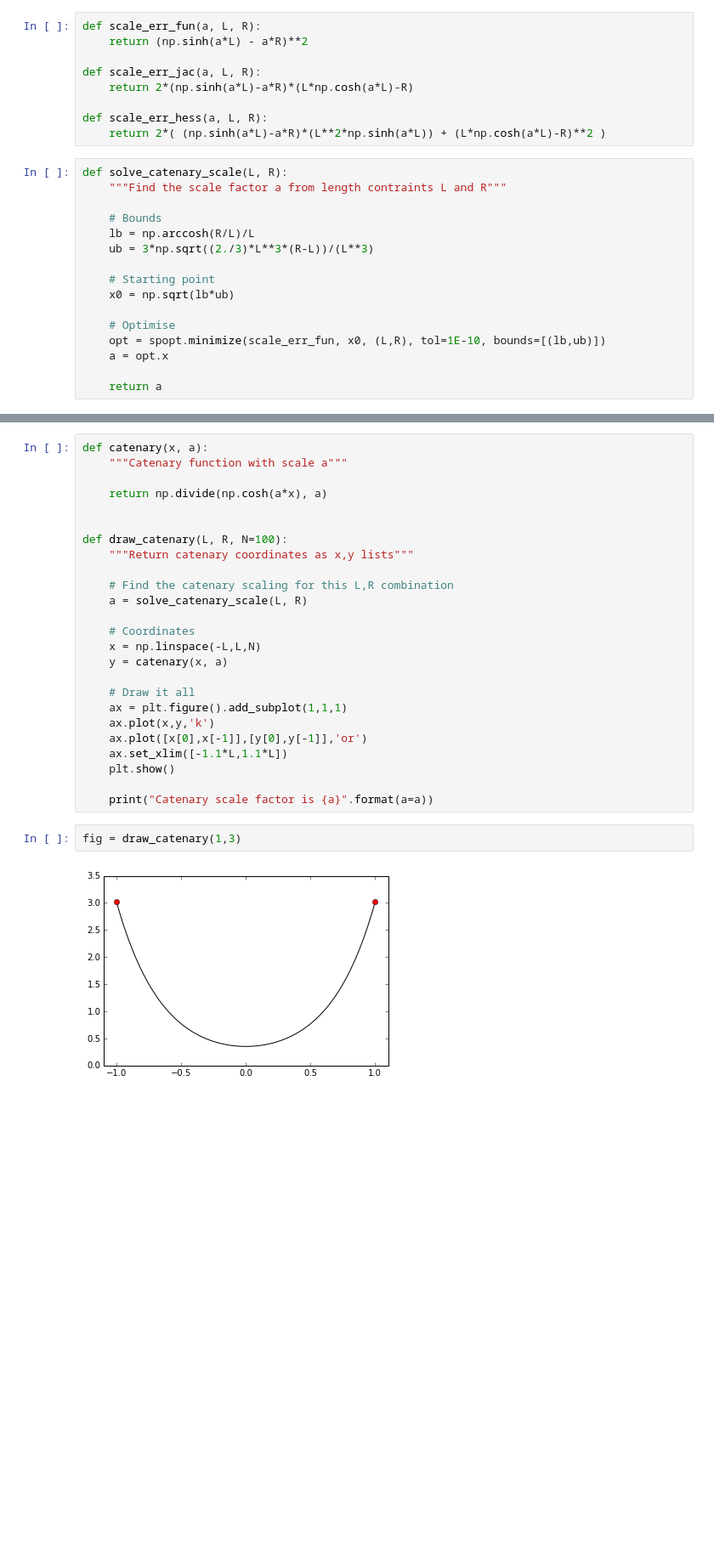
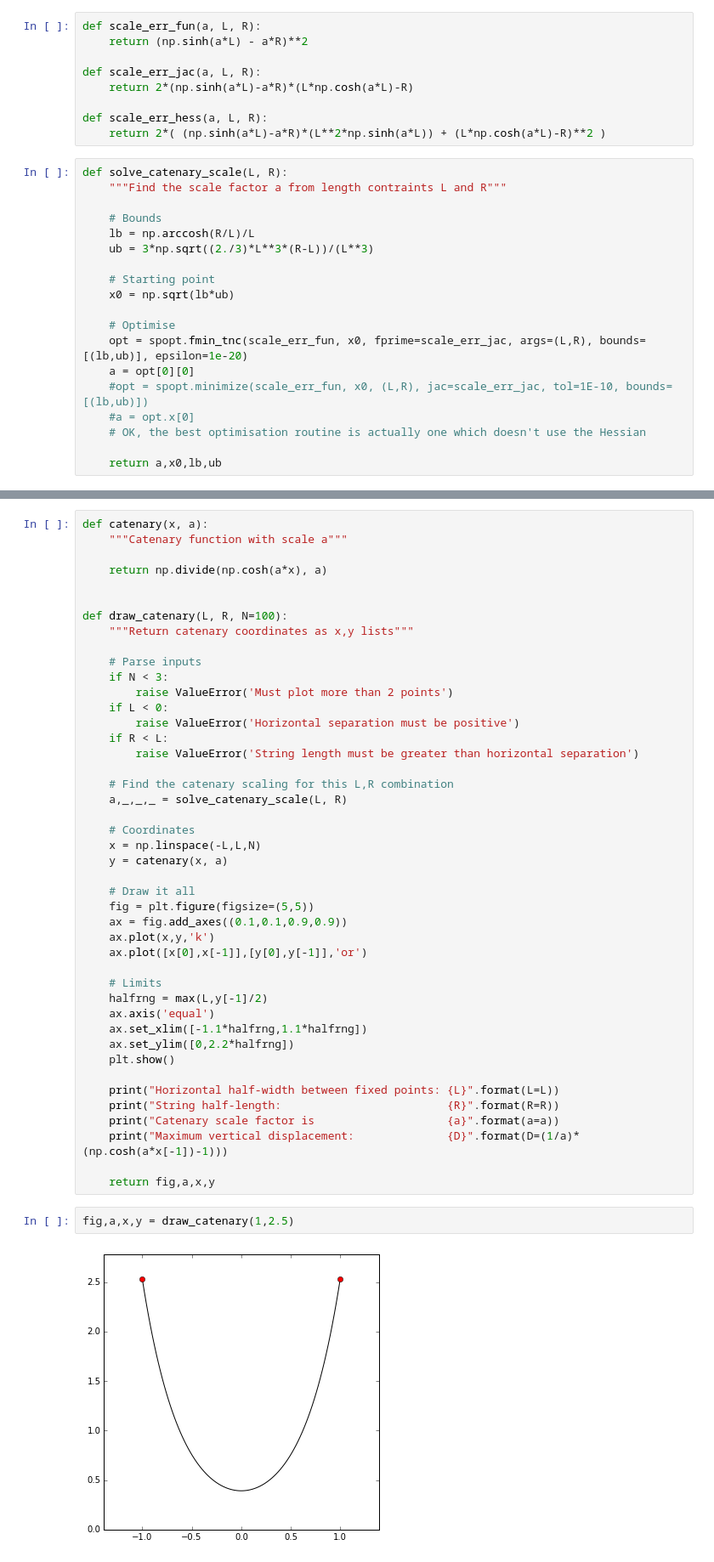
Before and after one commit to drpeteb/catenaries, a Jupyter notebook: Catenaries.ipynb, the cells around one changed output, grey strips where cells are left out. Shown: that part at 85% size. Drawn from its saved outputs; the diff is of its cells as text; blank space fills up the shorter version.

```diff
--- a/Catenaries.ipynb
+++ b/Catenaries.ipynb
@@ -397,7 +400,10 @@ def solve_catenary_scale(L, R):
     x0 = np.sqrt(lb*ub)
 
     # Optimise
-    opt = spopt.minimize(scale_err_fun, x0, (L,R), tol=1E-10, bounds=[(lb,ub)])
-    a = opt.x
+    opt = spopt.fmin_tnc(scale_err_fun, x0, fprime=scale_err_jac, args=(L,R), bounds=[(lb,ub)], epsilon=1e-20)
+    a = opt[0][0]
+    #opt = spopt.minimize(scale_err_fun, x0, (L,R), jac=scale_err_jac, tol=1E-10, bounds=[(lb,ub)])
+    #a = opt.x[0]
+    # OK, the best optimisation routine is actually one which doesn't use the Hessian
 
-    return a
+    return a,x0,lb,ub
@@ -413,22 +453,41 @@ def catenary(x, a):
 def draw_catenary(L, R, N=100):
     """Return catenary coordinates as x,y lists"""
 
+    # Parse inputs
+    if N < 3:
+        raise ValueError('Must plot more than 2 points')
+    if L < 0:
+        raise ValueError('Horizontal separation must be positive')
+    if R < L:
+        raise ValueError('String length must be greater than horizontal separation')
+
     # Find the catenary scaling for this L,R combination
-    a = solve_catenary_scale(L, R)
+    a,_,_,_ = solve_catenary_scale(L, R)
 
     # Coordinates
     x = np.linspace(-L,L,N)
     y = catenary(x, a)
 
     # Draw it all
-    ax = plt.figure().add_subplot(1,1,1)
+    fig = plt.figure(figsize=(5,5))
+    ax = fig.add_axes((0.1,0.1,0.9,0.9))
     ax.plot(x,y,'k')
     ax.plot([x[0],x[-1]],[y[0],y[-1]],'or')
-    ax.set_xlim([-1.1*L,1.1*L])
+
+    # Limits
+    halfrng = max(L,y[-1]/2)
+    ax.axis('equal')
+    ax.set_xlim([-1.1*halfrng,1.1*halfrng])
+    ax.set_ylim([0,2.2*halfrng])
     plt.show()
 
-    print("Catenary scale factor is {a}".format(a=a))
+    print("Horizontal half-width between fixed points: {L}".format(L=L))
+    print("String half-length:                         {R}".format(R=R))
+    print("Catenary scale factor is                    {a}".format(a=a))
+    print("Maximum vertical displacement:              {D}".format(D=(1/a)*(np.cosh(a*x[-1])-1)))
+
+    return fig,a,x,y
 # %%
-fig = draw_catenary(1,3)
+fig,a,x,y = draw_catenary(1,2.5)
 # %% [output]
-[figure, old version]
+[figure, new version]
```
Also changed, not shown: parts of 14 cells of this notebook, 1 other file.
